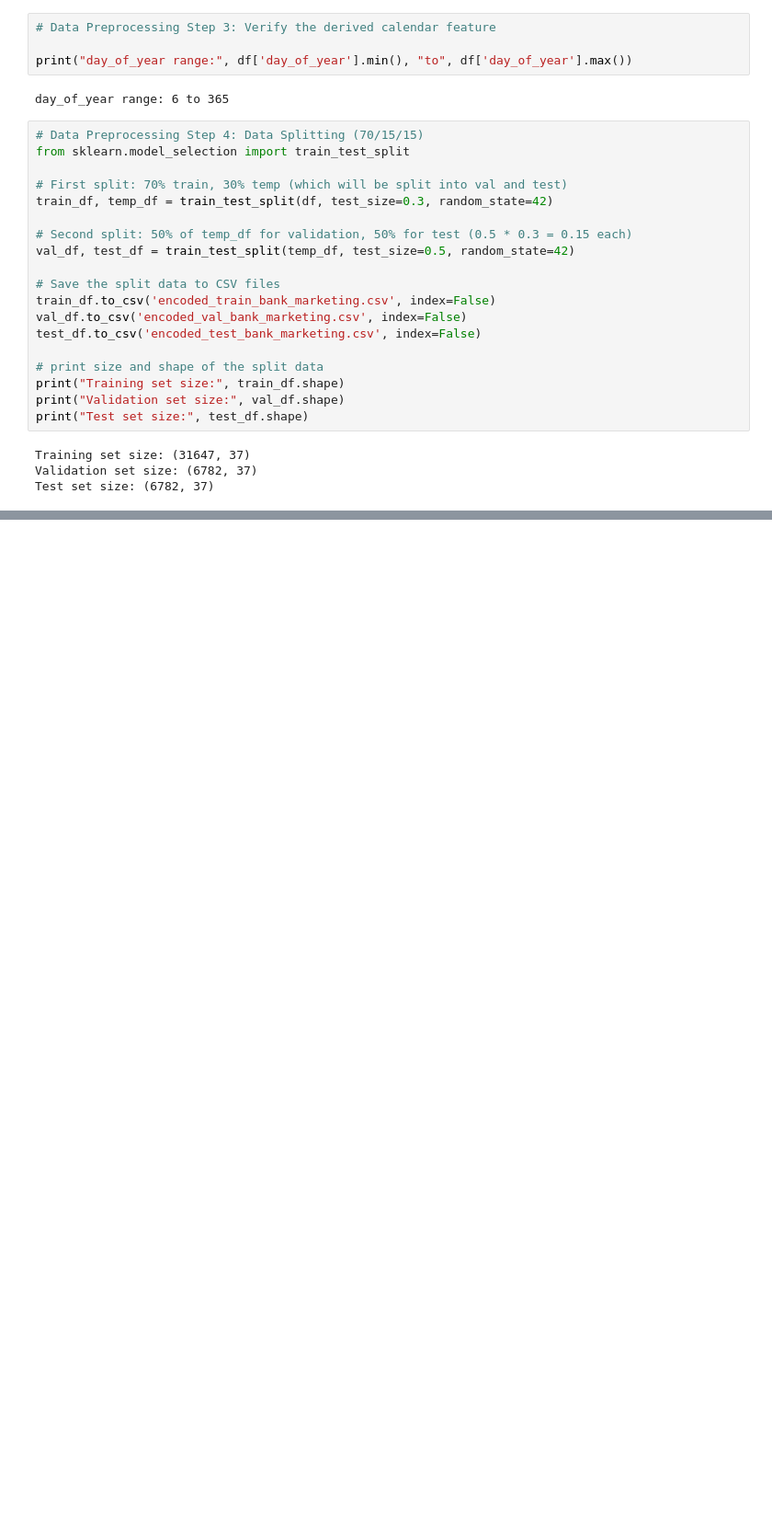
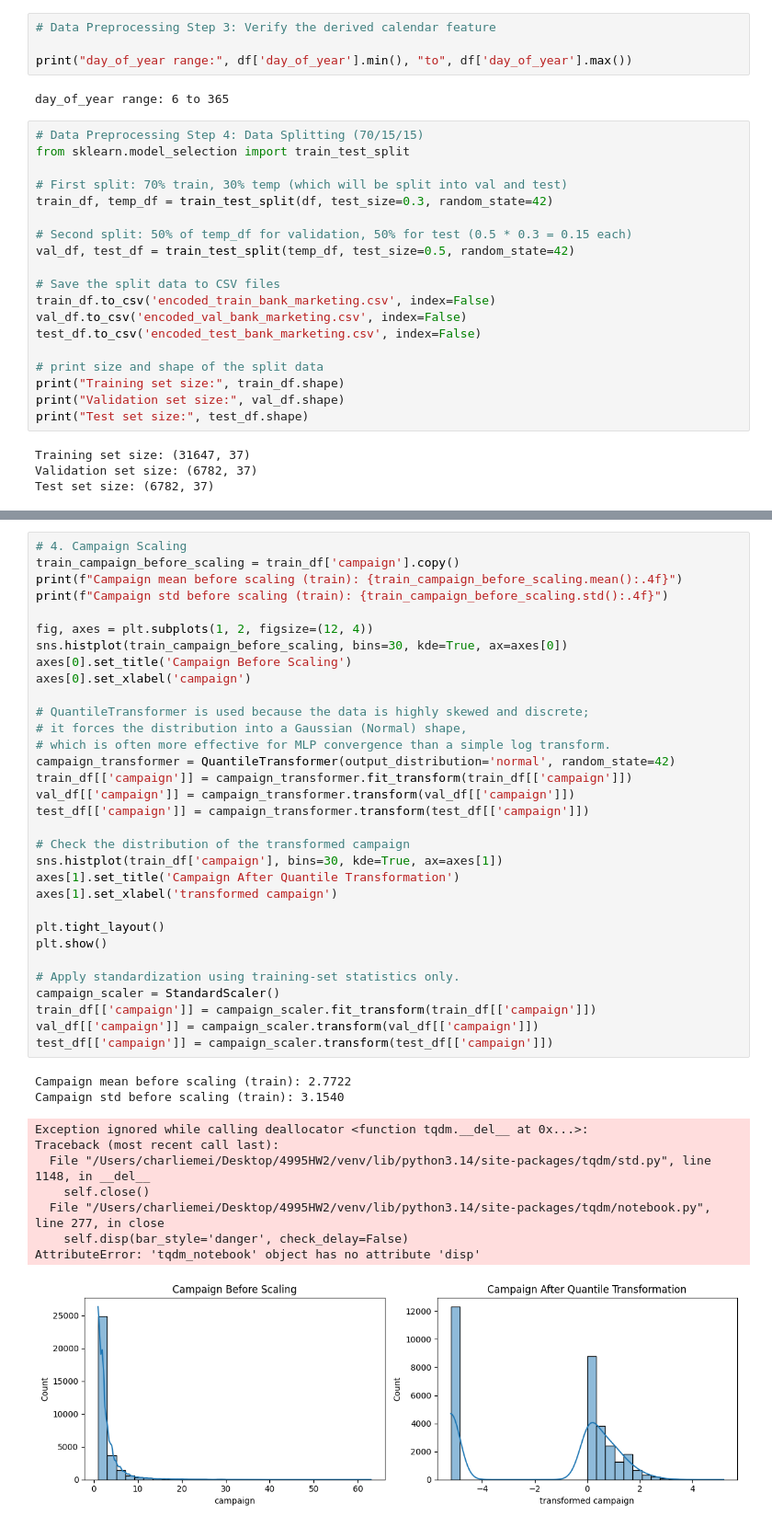
Before and after one commit to Charliemei1112/4995HW2, a Jupyter notebook: 4995_hw2.ipynb, the cells around one changed output, grey strips where cells are left out. Shown at 92% size. Drawn from its saved outputs; the diff is of its cells as text; blank space fills up the shorter version.

```diff
--- a/4995_hw2.ipynb
+++ b/4995_hw2.ipynb
@@ -538,0 +566,43 @@ Balance std before scaling (train): 1.0000
+# %%
+# 4. Campaign Scaling
+train_campaign_before_scaling = train_df['campaign'].copy()
+print(f"Campaign mean before scaling (train): {train_campaign_before_scaling.mean():.4f}")
+print(f"Campaign std before scaling (train): {train_campaign_before_scaling.std():.4f}")
+
+fig, axes = plt.subplots(1, 2, figsize=(12, 4))
+sns.histplot(train_campaign_before_scaling, bins=30, kde=True, ax=axes[0])
+axes[0].set_title('Campaign Before Scaling')
+axes[0].set_xlabel('campaign')
+
+# QuantileTransformer is used because the data is highly skewed and discrete;
+# it forces the distribution into a Gaussian (Normal) shape,
+# which is often more effective for MLP convergence than a simple log transform.
+campaign_transformer = QuantileTransformer(output_distribution='normal', random_state=42)
+train_df[['campaign']] = campaign_transformer.fit_transform(train_df[['campaign']])
+val_df[['campaign']] = campaign_transformer.transform(val_df[['campaign']])
+test_df[['campaign']] = campaign_transformer.transform(test_df[['campaign']])
+
+# Check the distribution of the transformed campaign
+sns.histplot(train_df['campaign'], bins=30, kde=True, ax=axes[1])
+axes[1].set_title('Campaign After Quantile Transformation')
+axes[1].set_xlabel('transformed campaign')
+
+plt.tight_layout()
+plt.show()
+
+# Apply standardization using training-set statistics only.
+campaign_scaler = StandardScaler()
+train_df[['campaign']] = campaign_scaler.fit_transform(train_df[['campaign']])
+val_df[['campaign']] = campaign_scaler.transform(val_df[['campaign']])
+test_df[['campaign']] = campaign_scaler.transform(test_df[['campaign']])
+# %% [output]
+Campaign mean before scaling (train): 2.7722
+Campaign std before scaling (train): 3.1540
+Exception ignored while calling deallocator <function tqdm.__del__ at 0x...>:
+Traceback (most recent call last):
+  File "/Users/charliemei/Desktop/4995HW2/venv/lib/python3.14/site-packages/tqdm/std.py", line 1148, in __del__
+    self.close()
+  File "/Users/charliemei/Desktop/4995HW2/venv/lib/python3.14/site-packages/tqdm/notebook.py", line 277, in close
+    self.disp(bar_style='danger', check_delay=False)
+AttributeError: 'tqdm_notebook' object has no attribute 'disp'
+[figure, added]
```
Also changed, not shown: parts of 24 cells of this notebook.
